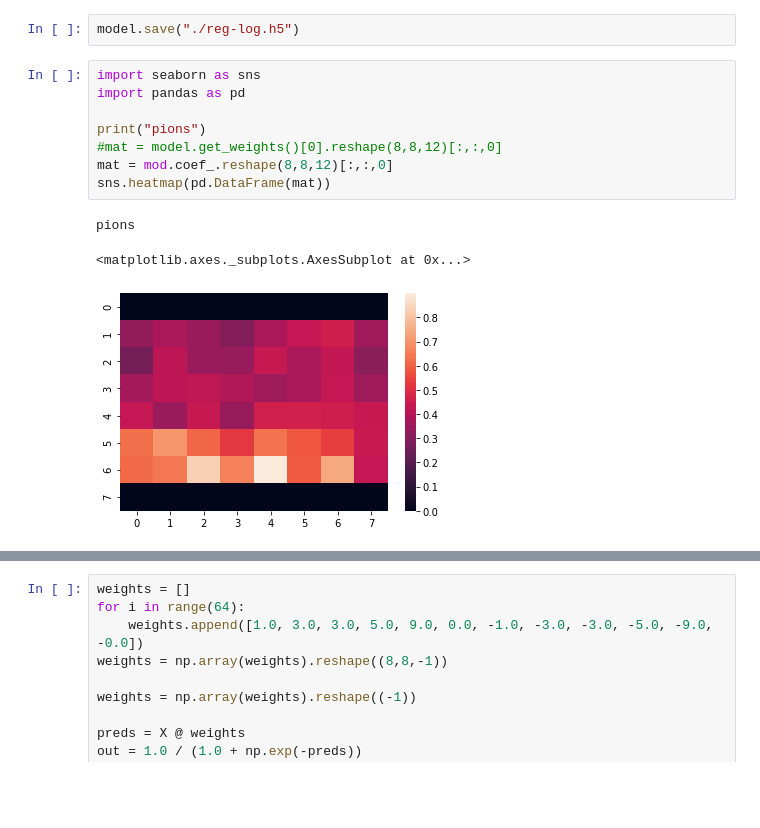
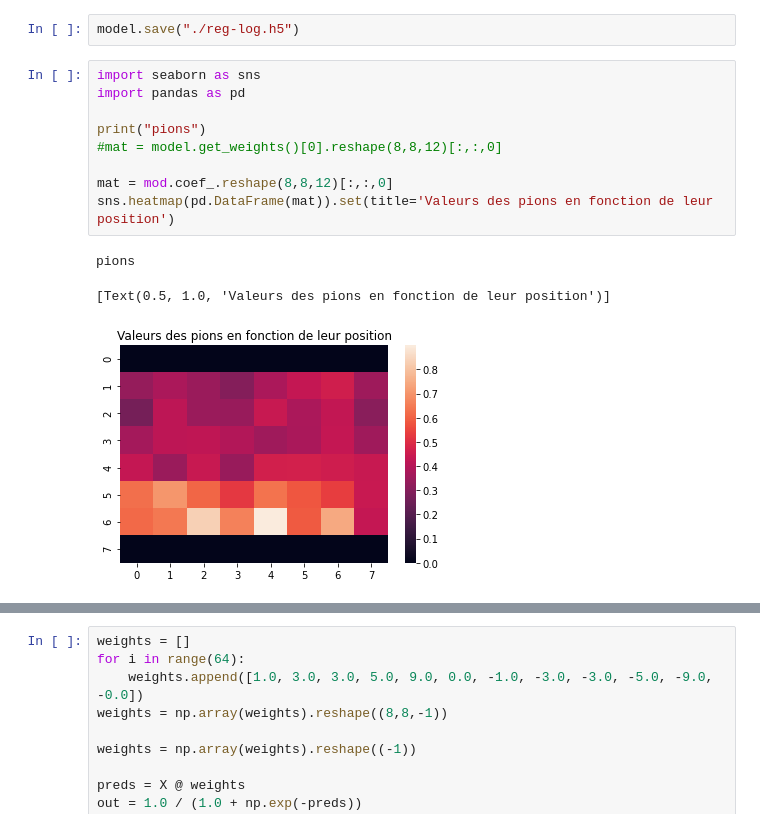
Before and after one commit to mx791/stockfish-killer, a Jupyter notebook: game-evaluation/logistic-reg.ipynb, the cells around one changed output, grey strips where cells are left out. Drawn from its saved outputs; the diff is of its cells as text; blank space fills up the shorter version.

Commit message:
valeurs des positions

```diff
--- a/game-evaluation/logistic-reg.ipynb
+++ b/game-evaluation/logistic-reg.ipynb
@@ -85,12 +85,13 @@ model.save("./reg-log.h5")
 # %%
 import seaborn as sns
 import pandas as pd
 
 print("pions")
 #mat = model.get_weights()[0].reshape(8,8,12)[:,:,0]
+
 mat = mod.coef_.reshape(8,8,12)[:,:,0]
-sns.heatmap(pd.DataFrame(mat))
+sns.heatmap(pd.DataFrame(mat)).set(title='Valeurs des pions en fonction de leur position')
 # %% [output]
 pions
-<matplotlib.axes._subplots.AxesSubplot at 0x...>
+[Text(0.5, 1.0, 'Valeurs des pions en fonction de leur position')]
-[figure, old version]
+[figure, new version]
```
Also changed, not shown: parts of 5 cells of this notebook.
